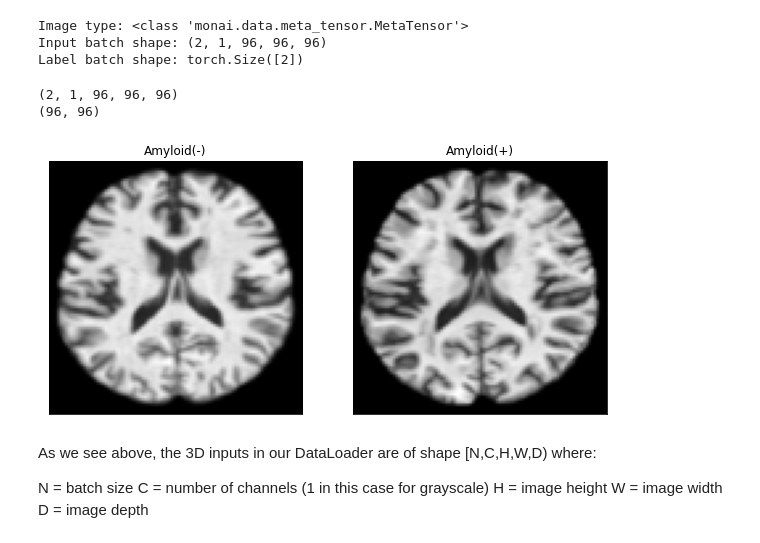
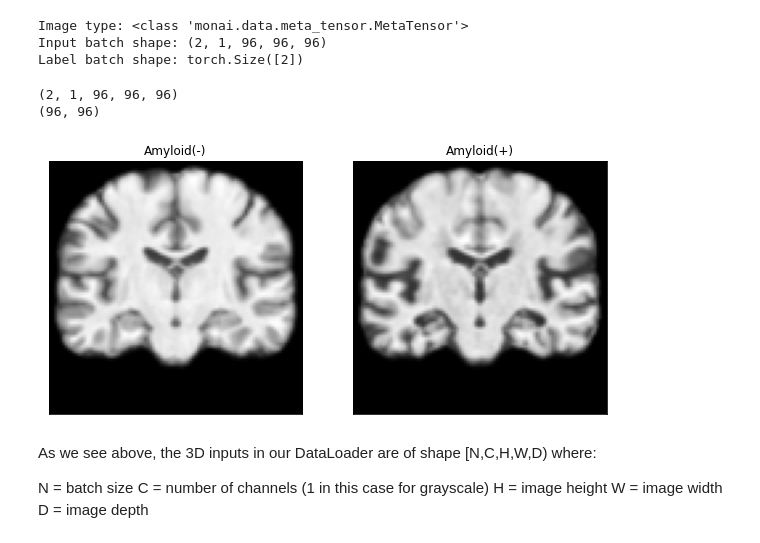
Before and after one commit to petre001/PET_Biomarkers, a Jupyter notebook: main.ipynb, the cells around one changed output. Cells and saved outputs as stored; diff of their text form; code cells hidden in the pictures.

```diff
--- a/main.ipynb
+++ b/main.ipynb
@@ -148,20 +148,21 @@ class_to_idx = {v:k for k,v in idx_to_class.items()}
 # %%
 # Get next batch of training images
 im, label = iter(train_loader).next()
 print(im.shape)
 im = im.numpy() # Convert images to numpy for display
 label = label.numpy()
 print(im[:,0,40,:,:][0].shape)
 # plot the images in the batch, along with the corresponding labels
 fig = plt.figure(figsize=(10, 10))
 for idx in range(batch_size):
     ax = fig.add_subplot(1, batch_size, idx+1, xticks=[], yticks=[])
-    ax.imshow(np.rot90(im[:,0,40,:,:][idx]), cmap='gray')
+    #ax.imshow(np.rot90(im[:,0,40,:,:][idx]), cmap='gray')
+    ax.imshow(im[:,0,:,:,47][idx], cmap='gray')
     ax.set_title(idx_to_class[label[idx]])
 # %% [output]
 (2, 1, 96, 96, 96)
 (96, 96)
-[figure, old version]
+[figure, new version]
 # %% [markdown]
 As we see above, the 3D inputs in our DataLoader are of shape [N,C,H,W,D) where:
 
```
